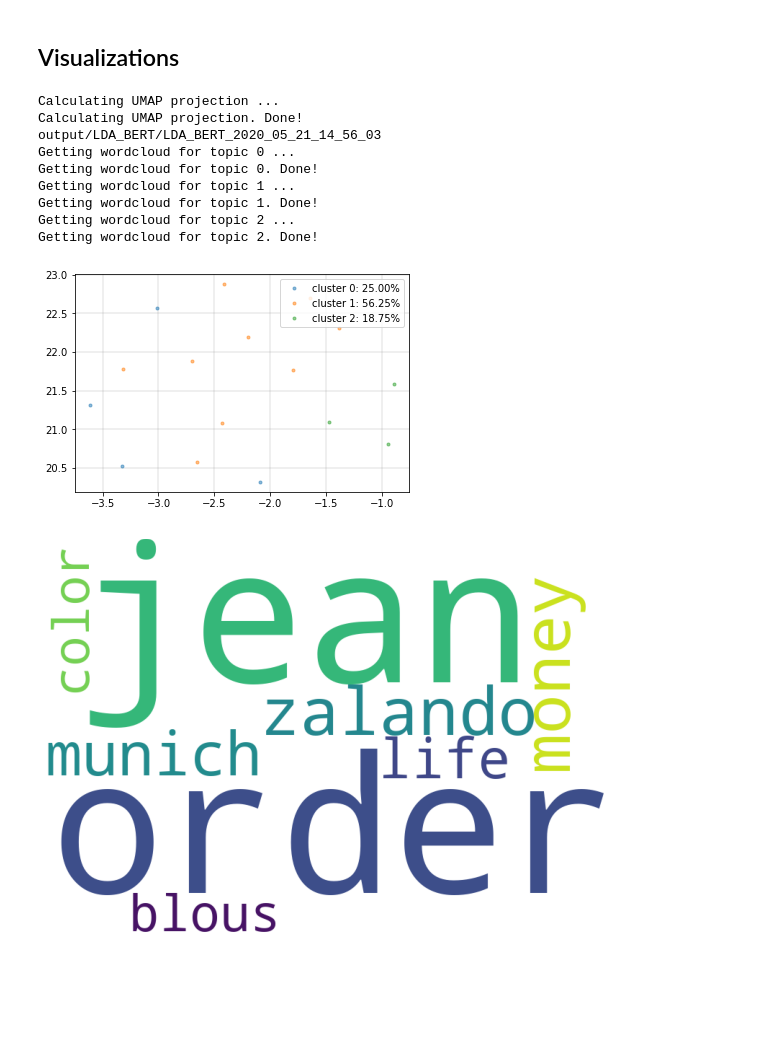
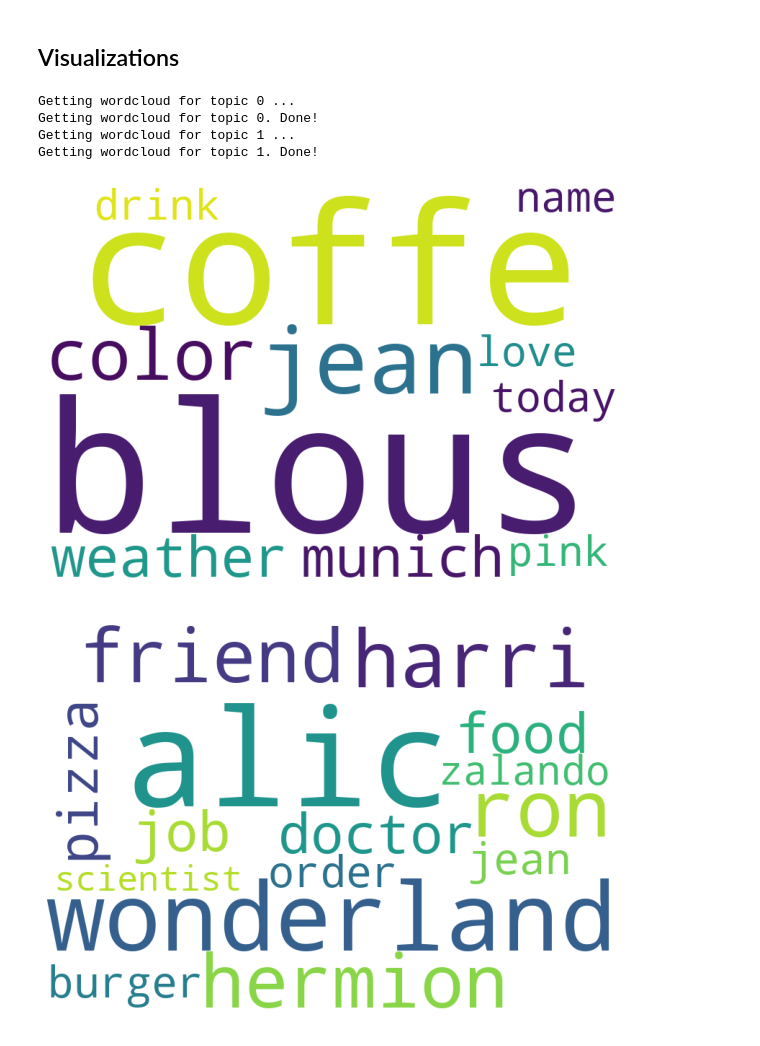
Before and after one commit to agemagician/topic-modeling-job, a Jupyter notebook: topic-modeling-playground.ipynb, the cells around one changed output. Saved outputs shown, nothing was run; the diff lists cells and outputs as text; code cells hidden in the pictures; blank space fills up the shorter version.

Commit message:
Clean and more structured code with verbose functionality

```diff
--- a/topic-modeling-playground.ipynb
+++ b/topic-modeling-playground.ipynb
@@ -89,8 +14,10 @@ def preprocess_documents(file=None):
 # %%
 # Input file
 file = 'data/sample_text.txt'
+# %%
+Verbose = True
 # %%
-sentences, token_lists = preprocess_documents(file)
+sentences, token_lists = preprocess_documents(file, verbose = Verbose)
 # %% [output]
 Reading the file
 Preprocessing raw texts
@@ -275,6 +49,6 @@ class Topic_Model:
 # %%
 # Define the topic model object
-TopicModelObject = Topic_Model(k = 3)
+TopicModelObject = Topic_Model(k = 2, verbose = Verbose)
 # %%
 # Fit the topic model
 TopicModelObject.fit(sentences, token_lists)
@@ -340,27 +118,0 @@ def plot_proj(embedding, lbs):
-# %%
-
-def get_wordcloud(model, token_lists, topic):
-    """
-    Get word cloud of each topic from fitted model
-    :param model: Topic_Model object
-    :param sentences: preprocessed sentences from docs
-    """
-
-    print('Getting wordcloud for topic {} ...'.format(topic))
-    lbs = model.cluster_model.labels_
-    tokens = ' '.join([' '.join(_) for _ in np.array(token_lists)[lbs == topic]])
-
-    wordcloud = WordCloud(width=800, height=560,
-                          background_color='white', collocations=False,
-                          min_font_size=10).generate(tokens)
-
-    # plot the WordCloud image
-    plt.figure(figsize=(8, 5.6), facecolor=None)
-    plt.imshow(wordcloud)
-    plt.axis("off")
-    plt.tight_layout(pad=0)
-    dr = 'output/{}/{}'.format(model.method, model.id)
-    if not os.path.exists(dr):
-        os.makedirs(dr)
-    plt.savefig('output/{}/{}/'.format(model.method, model.id) + 'Topic' + str(topic) + '_wordcloud')
-    print('Getting wordcloud for topic {}. Done!'.format(topic))
@@ -383,17 +122,12 @@ def visualize(model):
 # %%
 # visualize and save img
-visualize(TopicModelObject)
+#visualize(TopicModelObject)
 for i in range(TopicModelObject.k):
     get_wordcloud(TopicModelObject, token_lists, i)
 # %% [output]
-Calculating UMAP projection ...
-Calculating UMAP projection. Done!
-output/LDA_BERT/LDA_BERT_2020_05_21_14_56_03
 Getting wordcloud for topic 0 ...
 Getting wordcloud for topic 0. Done!
 Getting wordcloud for topic 1 ...
 Getting wordcloud for topic 1. Done!
-Getting wordcloud for topic 2 ...
-Getting wordcloud for topic 2. Done!
-[figure, old version]
+[figure, new version]
-[figure, old version]
+[figure, new version]
```
Also changed, not shown: parts of 27 cells of this notebook, 7 other files.
